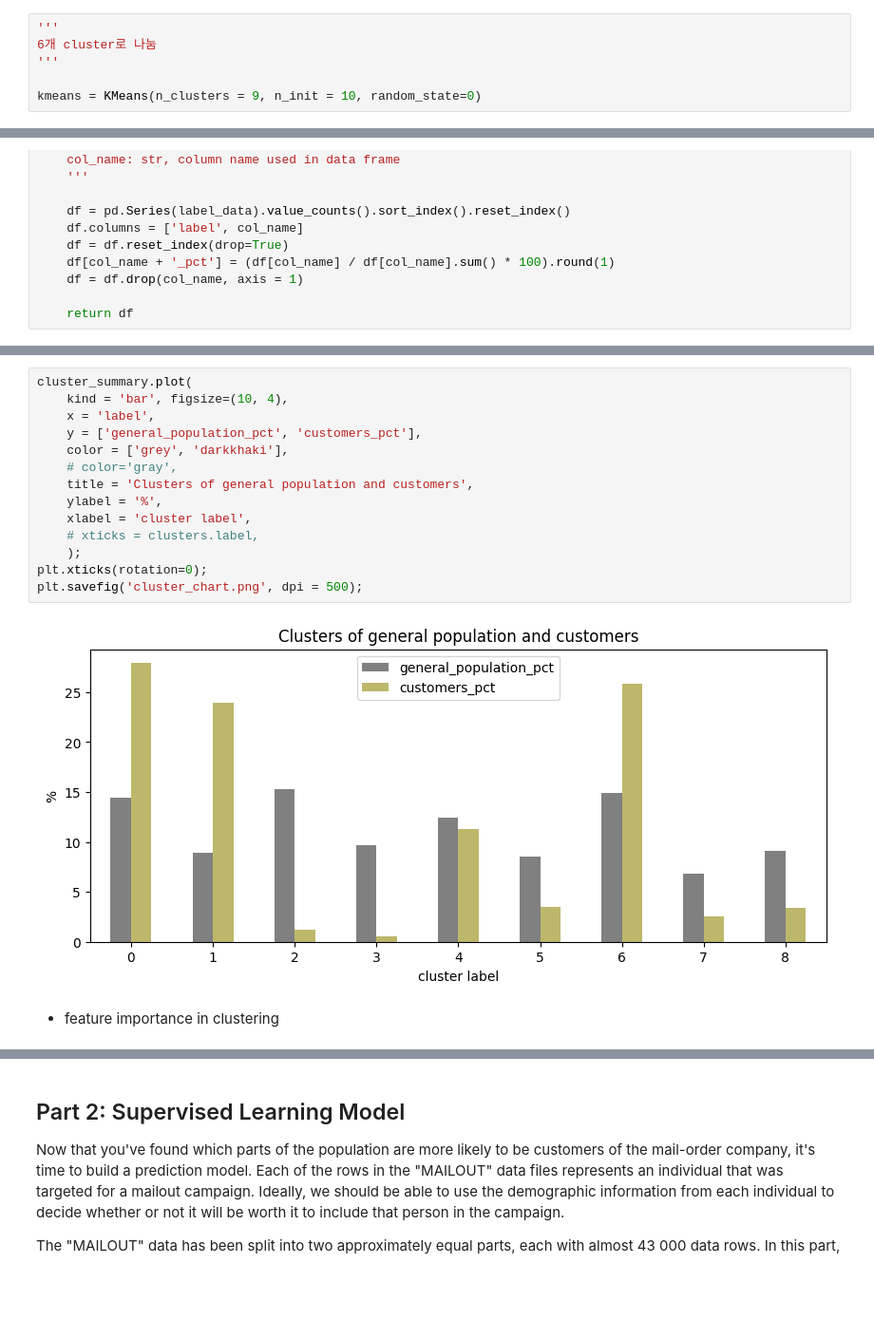
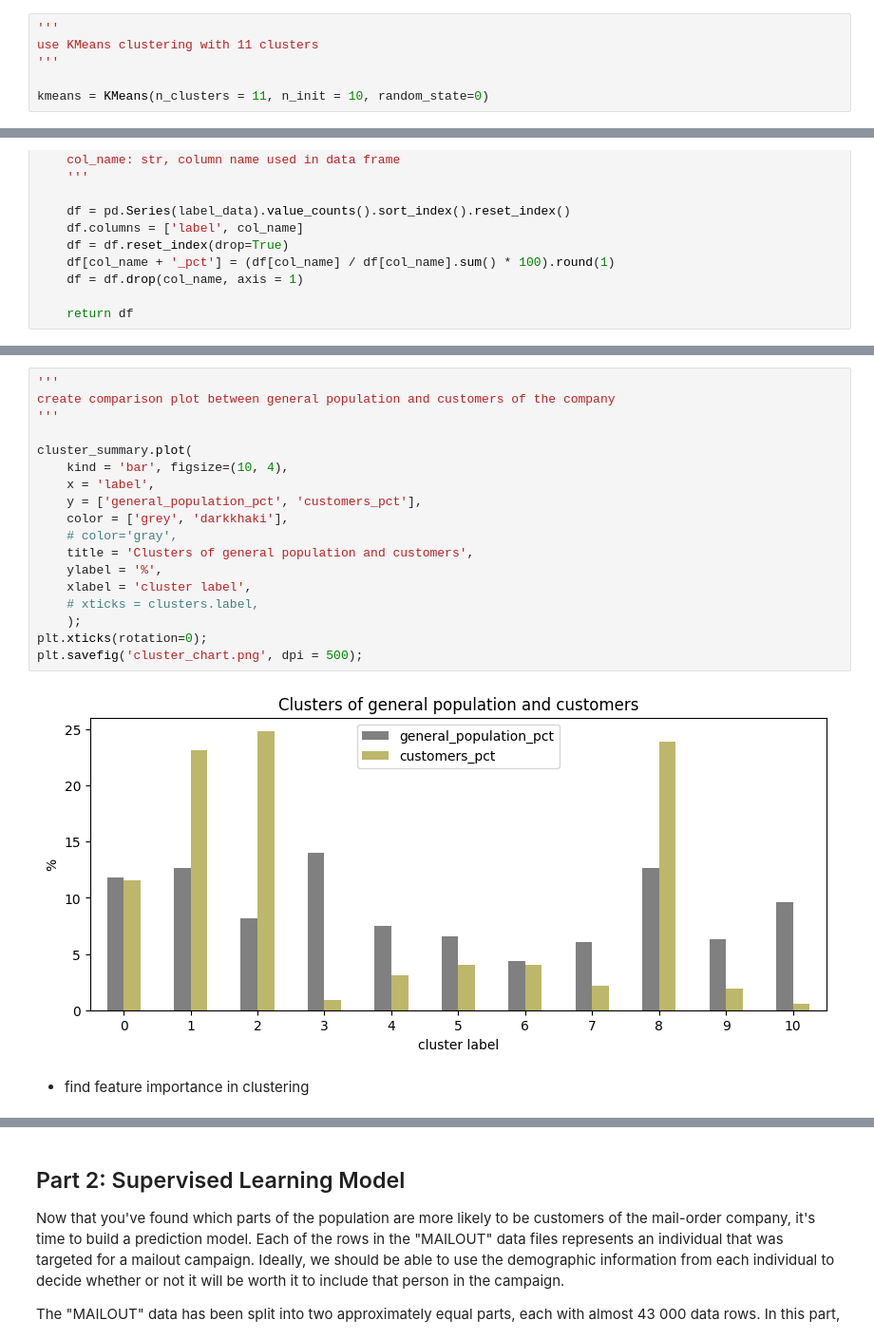
Before and after one commit to jaeyoun-chang/u_city_capstone, a Jupyter notebook: Arvato_Project_Workbook.ipynb, the cells around one changed output, grey strips where cells are left out. Shown at 95% size. Cells and saved outputs as stored; diff of their text form; blank space fills up the shorter version.

```diff
--- a/Arvato_Project_Workbook.ipynb
+++ b/Arvato_Project_Workbook.ipynb
@@ -1788,7 +1862,7 @@ Image ('cluster_number_elbow.png', width = 600, height = 400)
 # %%
 '''
-6개 cluster로 나눔
+use KMeans clustering with 11 clusters
 '''
 
-kmeans = KMeans(n_clusters = 9, n_init = 10, random_state=0)
+kmeans = KMeans(n_clusters = 11, n_init = 10, random_state=0)
 # %%
@@ -1835,19 +1928,23 @@ cluster_summary
 # %%
+'''
+create comparison plot between general population and customers of the company
+'''
+
 cluster_summary.plot(
     kind = 'bar', figsize=(10, 4),
     x = 'label',
     y = ['general_population_pct', 'customers_pct'],
     color = ['grey', 'darkkhaki'],
     # color='gray',
     title = 'Clusters of general population and customers',
     ylabel = '%',
     xlabel = 'cluster label',
     # xticks = clusters.label,
     );
 plt.xticks(rotation=0);
 plt.savefig('cluster_chart.png', dpi = 500);
 # %% [output]
-[figure, old version]
+[figure, new version]
 # %% [markdown]
-* feature importance in clustering
+* find feature importance in clustering
 # %%
```
Also changed, not shown: parts of 115 cells of this notebook, 6 other files.
